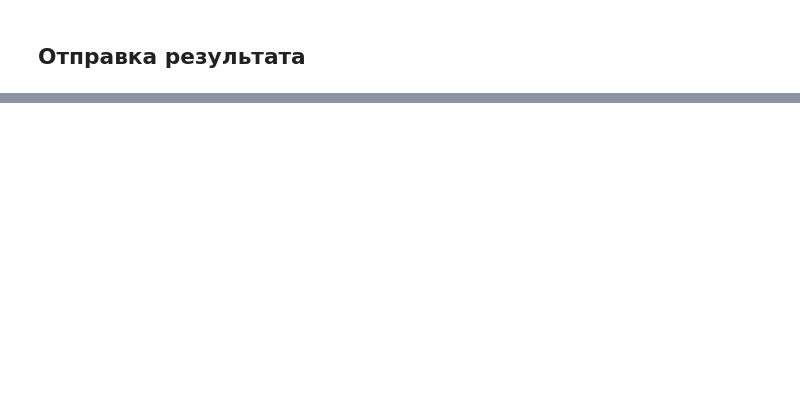
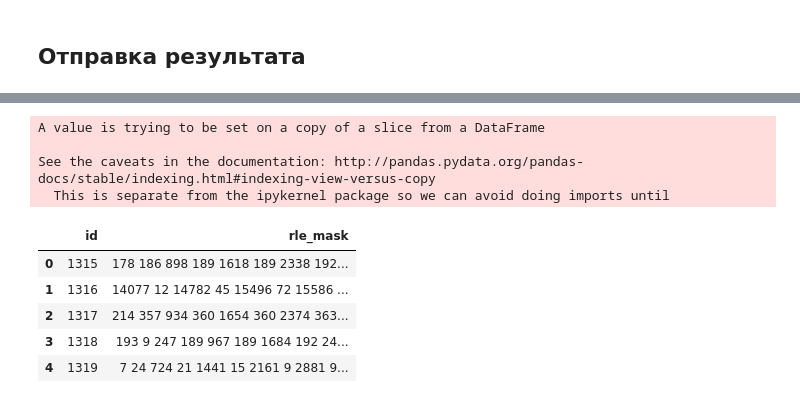
Before and after one commit to WankoLS/Human-Segmentation, a Jupyter notebook: Segmentation_Model.ipynb, the cells around one changed output, grey strips where cells are left out. Cells and saved outputs as stored; diff of their text form; code cells hidden in the pictures; blank space fills up the shorter version.

```diff
--- a/Segmentation_Model.ipynb
+++ b/Segmentation_Model.ipynb
@@ -229 +276,19 @@ for fn, rle in zip(paths_to_imgs, pred_rle):
+# %%
+df = template
+for fn, rle in enumerate(pred_rle, start=1315):
+    df['rle_mask'][df['id'] == fn] = rle
+# %% [output]
+A value is trying to be set on a copy of a slice from a DataFrame
+
+See the caveats in the documentation: http://pandas.pydata.org/pandas-docs/stable/indexing.html#indexing-view-versus-copy
+  This is separate from the ipykernel package so we can avoid doing imports until
+# %%
+df.head(5)
+# %% [output]
+|  | id | rle_mask |
+| 0 | 1315 | 178 186 898 189 1618 189 2338 192... |
+| 1 | 1316 | 14077 12 14782 45 15496 72 15586 ... |
+| 2 | 1317 | 214 357 934 360 1654 360 2374 363... |
+| 3 | 1318 | 193 9 247 189 967 189 1684 192 24... |
+| 4 | 1319 | 7 24 724 21 1441 15 2161 9 2881 9... |
 # %%
```
Also changed, not shown: parts of 25 cells of this notebook, 5 other files.
